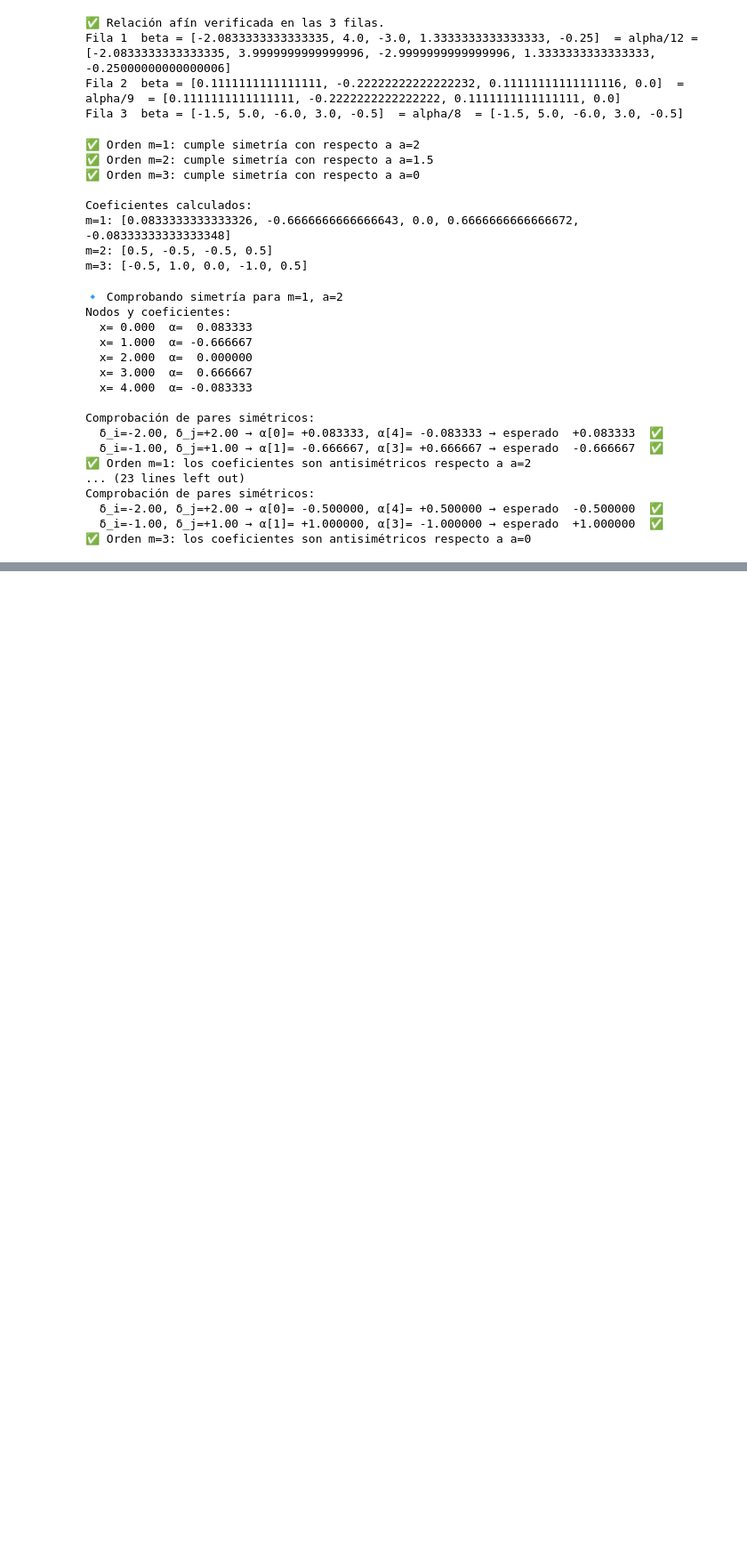
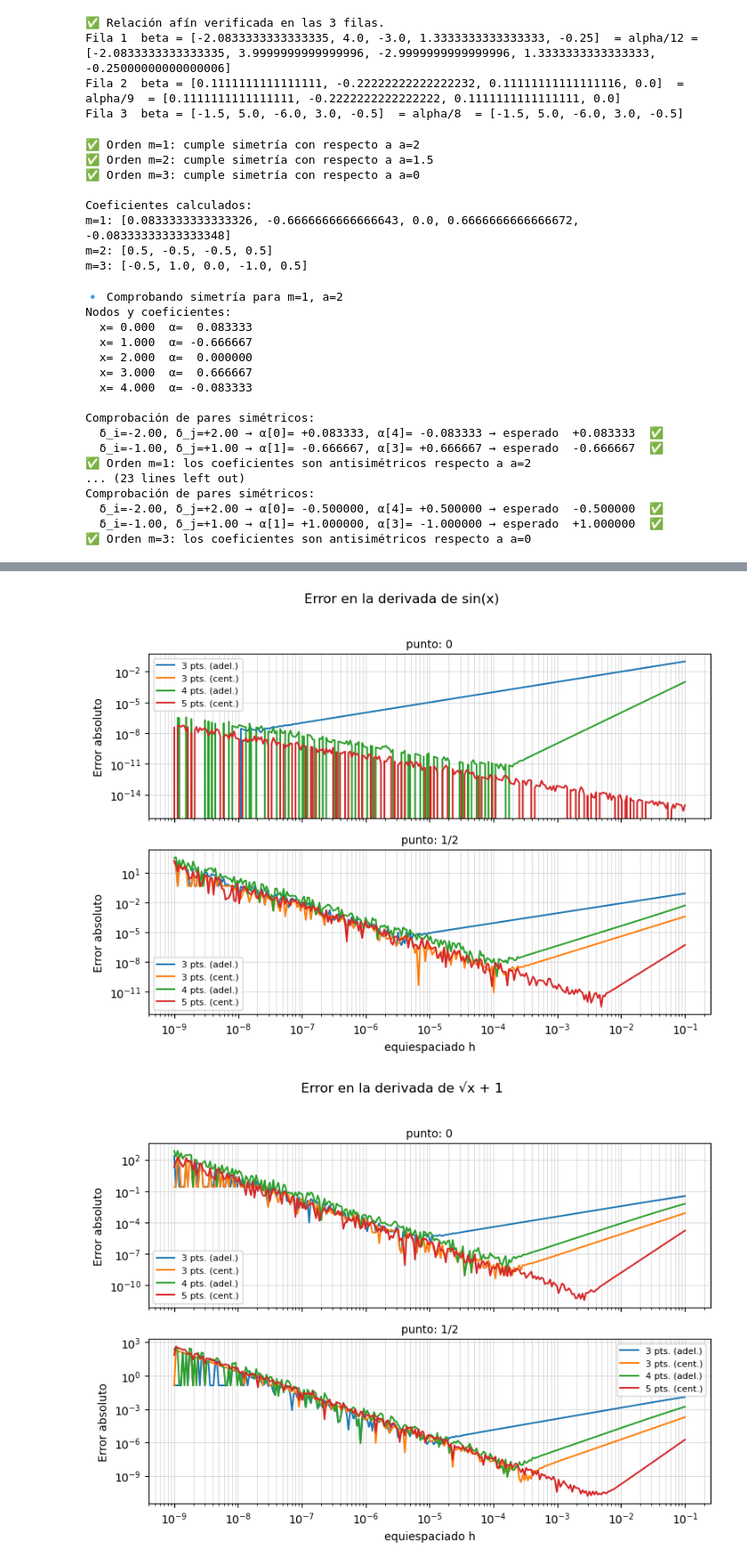
Before and after one commit to inniyah/JupyterTests, a Jupyter notebook: work/Derivación Numérica.ipynb, the cells around one changed output, grey strips where cells are left out. Shown at 89% size. Saved outputs shown, nothing was run; the diff lists cells and outputs as text; code cells hidden in the pictures; blank space fills up the shorter version.

```diff
--- a/work/Derivación Numérica.ipynb
+++ b/work/Derivación Numérica.ipynb
@@ -698,0 +963,61 @@ Comprobación de pares simétricos:
+# %%
+import numpy as np
+import matplotlib.pyplot as plt
+
+# ---------- Reglas para f'' ----------
+def deriva2(fun, puntos, h):
+    x_arr = np.atleast_1d(np.array(puntos, dtype=float))
+    h_arr = np.atleast_1d(np.array(h, dtype=float))
+    if x_arr.size > 1 and h_arr.size > 1:
+        raise ValueError("No se permite que 'puntos' y 'h' sean vectores simultáneamente.")
+    if h_arr.size == 1:
+        h_arr = np.repeat(h_arr, x_arr.size)
+    else:
+        x_arr = np.repeat(x_arr, h_arr.size)
+    x, hh = x_arr, h_arr
+    hh2 = hh**2
+    f = fun
+    r3a = (f(x) - 2*f(x+hh) + f(x+2*hh)) / hh2
+    r3c = (f(x-hh) - 2*f(x) + f(x+hh)) / hh2
+    r4a = (2*f(x) - 5*f(x+hh) + 4*f(x+2*hh) - f(x+3*hh)) / hh2
+    r5c = (-f(x-2*hh) + 16*f(x-hh) - 30*f(x) + 16*f(x+hh) - f(x+2*hh)) / (12*hh2)
+    return np.vstack([r3a, r3c, r4a, r5c]).T  # (N,4)
+
+# ---------- Funciones y derivadas exactas ----------
+def f1(x): return np.sin(x)
+def f1pp(x): return -np.sin(x)
+
+def f2(x): return np.sqrt(1.0 + x)
+def f2pp(x): return -1.0/(4.0*(1.0 + x)**1.5)
+
+# ---------- Config común ----------
+h_vals = np.logspace(-9, -1, 300, endpoint=True)  # como en la lámina
+labels = ["3 pts. (adel.)", "3 pts. (cent.)", "4 pts. (adel.)", "5 pts. (cent.)"]
+
+def plot_bloque(fun, funpp, titulo):
+    fig, axs = plt.subplots(2, 1, figsize=(8, 6), sharex=True)
+    fig.suptitle(titulo, y=0.98)
+
+    for ax, x0, subt in zip(axs, [0.0, 0.5], ["punto: 0", "punto: 1/2"]):
+        approx = deriva2(fun, x0, h_vals)        # (len(h),4)
+        exact  = funpp(x0)
+        err    = np.abs(approx - exact)
+
+        ax.set_xscale("log"); ax.set_yscale("log")
+        for k in range(4):
+            ax.plot(h_vals, err[:,k], label=labels[k])
+        ax.set_ylabel("Error absoluto")
+        ax.set_title(subt, fontsize=10)
+        ax.grid(True, which="both", linewidth=0.6, alpha=0.5)
+        ax.legend(loc="best", fontsize=8)
+
+    axs[-1].set_xlabel("equiespaciado h")
+    fig.tight_layout(rect=[0, 0, 1, 0.96])
+
+# ---------- Generar las 4 gráficas en 2 bloques ----------
+plot_bloque(f1, f1pp, "Error en la derivada de sin(x)")
+plot_bloque(f2, f2pp, "Error en la derivada de \N{SQUARE ROOT}x + 1")
+plt.show()
+# %% [output]
+[figure, added]
+[figure, added]
```
Also changed, not shown: parts of 19 cells of this notebook.
